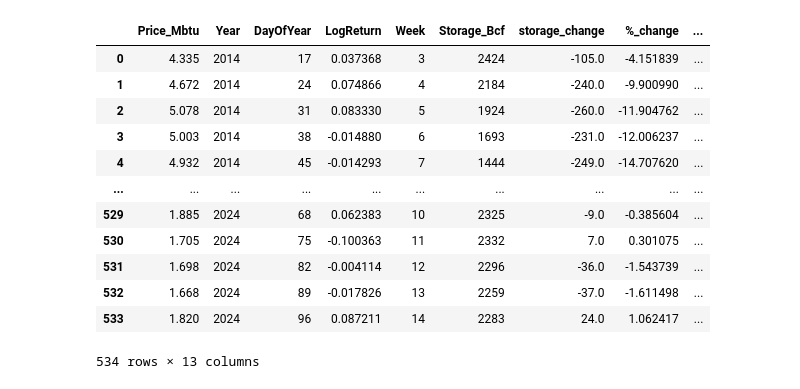
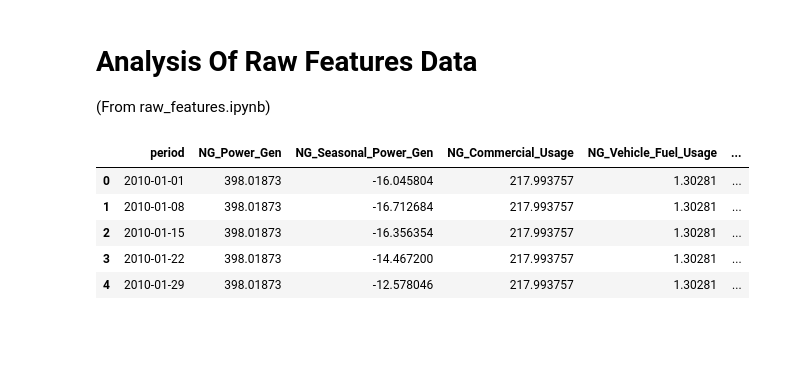
Before and after one commit to JCalago02/Nat-Gas-Model, a Jupyter notebook: notebooks/regression.ipynb, the cells around one changed output. Saved outputs shown, nothing was run; the diff lists cells and outputs as text; code cells hidden in the pictures; blank space fills up the shorter version.

```diff
--- a/notebooks/regression.ipynb
+++ b/notebooks/regression.ipynb
@@ -8,21 +19,15 @@ from sklearn.model_selection import train_test_split
+# %% [markdown]
+# Analysis Of Raw Features Data
+(From raw_features.ipynb)
 # %%
-price_features = pd.read_csv("../data/output/price_features.csv")
-storage_features = pd.read_csv("../data/output/storage_features.csv")
 
-df = pd.merge(price_features, storage_features, on=['Week', 'Year'], how='inner')
-df
+df = pd.read_csv(f"../data/{ANALYSIS_REGION.name}_data_raw.csv")
+df.head()
 # %% [output]
-|  | Price_Mbtu | Year | DayOfYear | LogReturn | Week | Storage_Bcf | storage_change | %_change | ... |
-| 0 | 4.335 | 2014 | 17 | 0.037368 | 3 | 2424 | -105.0 | -4.151839 | ... |
-| 1 | 4.672 | 2014 | 24 | 0.074866 | 4 | 2184 | -240.0 | -9.900990 | ... |
-| 2 | 5.078 | 2014 | 31 | 0.083330 | 5 | 1924 | -260.0 | -11.904762 | ... |
-| 3 | 5.003 | 2014 | 38 | -0.014880 | 6 | 1693 | -231.0 | -12.006237 | ... |
-| 4 | 4.932 | 2014 | 45 | -0.014293 | 7 | 1444 | -249.0 | -14.707620 | ... |
-| ... | ... | ... | ... | ... | ... | ... | ... | ... | ... |
-| 529 | 1.885 | 2024 | 68 | 0.062383 | 10 | 2325 | -9.0 | -0.385604 | ... |
-| 530 | 1.705 | 2024 | 75 | -0.100363 | 11 | 2332 | 7.0 | 0.301075 | ... |
-| 531 | 1.698 | 2024 | 82 | -0.004114 | 12 | 2296 | -36.0 | -1.543739 | ... |
-| 532 | 1.668 | 2024 | 89 | -0.017826 | 13 | 2259 | -37.0 | -1.611498 | ... |
-| 533 | 1.820 | 2024 | 96 | 0.087211 | 14 | 2283 | 24.0 | 1.062417 | ... |
+|  | period | NG_Power_Gen | NG_Seasonal_Power_Gen | NG_Commercial_Usage | NG_Vehicle_Fuel_Usage | ... |
+| 0 | 2010-01-01 | 398.01873 | -16.045804 | 217.993757 | 1.30281 | ... |
+| 1 | 2010-01-08 | 398.01873 | -16.712684 | 217.993757 | 1.30281 | ... |
+| 2 | 2010-01-15 | 398.01873 | -16.356354 | 217.993757 | 1.30281 | ... |
+| 3 | 2010-01-22 | 398.01873 | -14.467200 | 217.993757 | 1.30281 | ... |
+| 4 | 2010-01-29 | 398.01873 | -12.578046 | 217.993757 | 1.30281 | ... |
-534 rows × 13 columns
 # %%
```
Also changed, not shown: parts of 11 cells of this notebook, 18 other files.
